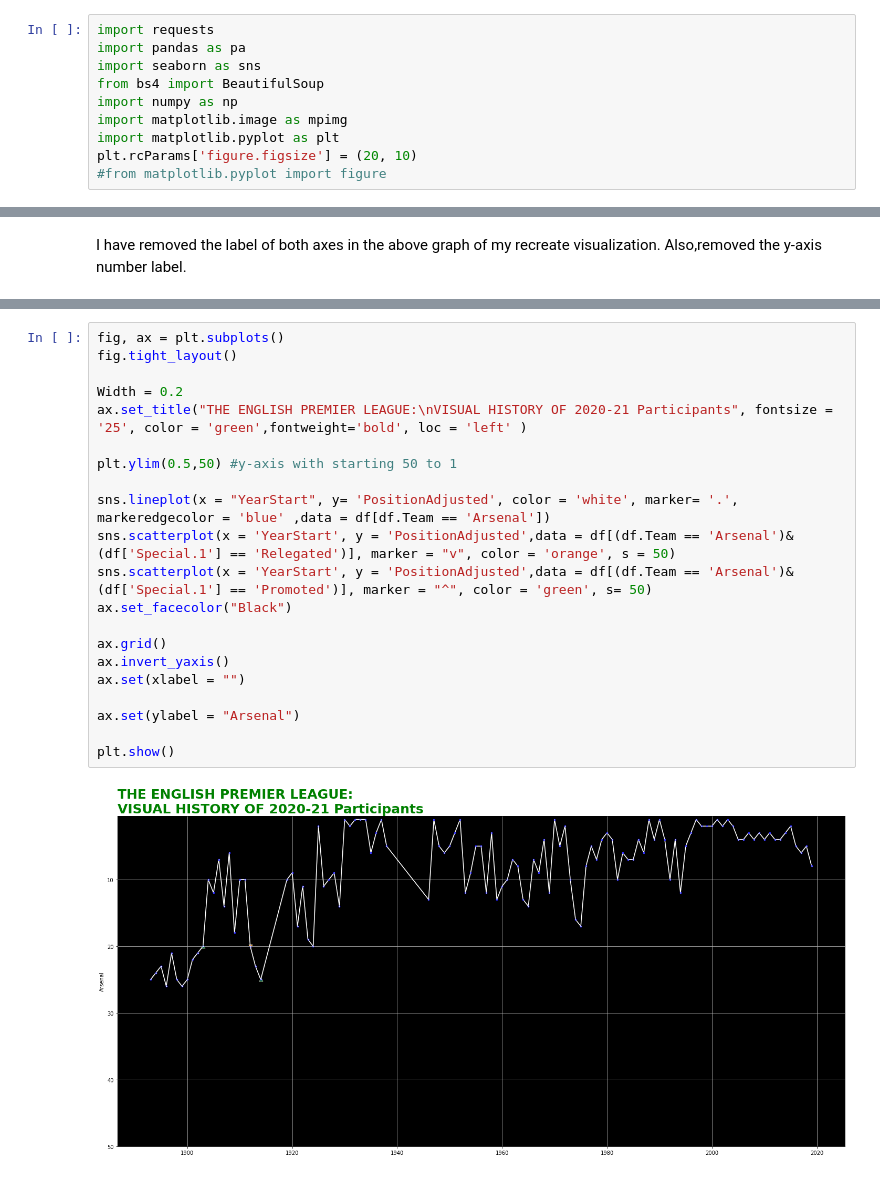
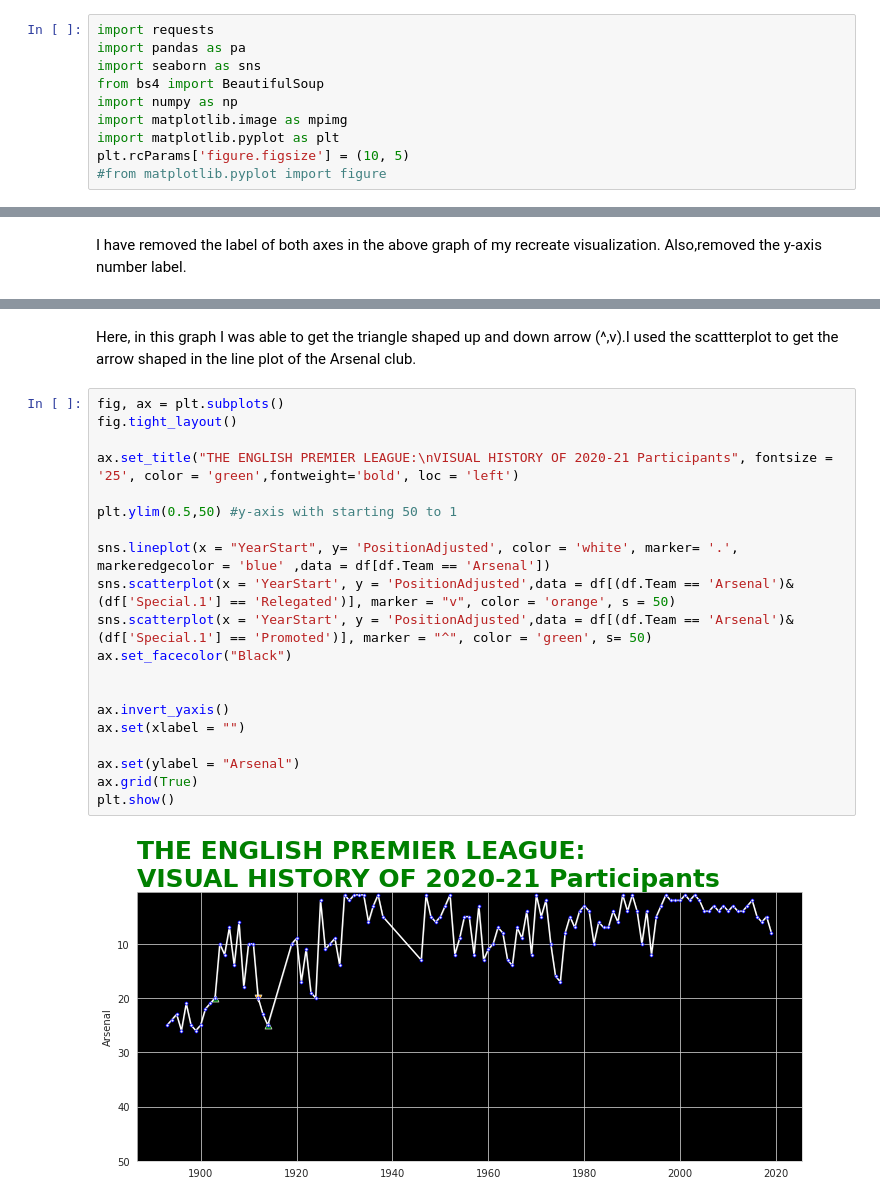
Before and after one commit to bbishal12/Quiz0, a Jupyter notebook: Final_Recreating_Masters.ipynb, the cells around one changed output, grey strips where cells are left out. Drawn from its saved outputs; the diff is of its cells as text.

```diff
--- a/Final_Recreating_Masters.ipynb
+++ b/Final_Recreating_Masters.ipynb
@@ -28,7 +28,7 @@ from bs4 import BeautifulSoup
 import numpy as np
 import matplotlib.image as mpimg
 import matplotlib.pyplot as plt
-plt.rcParams['figure.figsize'] = (20, 10)
+plt.rcParams['figure.figsize'] = (10, 5)
 #from matplotlib.pyplot import figure
 # %% [markdown]
 ###**Pandas as a Dataframe**
@@ -210,23 +213,24 @@ plt.title("EPL 2020-21 History Participants")
+# %% [markdown]
+Here, in this graph I was able to get the triangle shaped up and down arrow (^,v).I used the scattterplot to get the arrow shaped in the line plot of the Arsenal club.
 # %%
 fig, ax = plt.subplots()
 fig.tight_layout()
 
-Width = 0.2
-ax.set_title("THE ENGLISH PREMIER LEAGUE:\nVISUAL HISTORY OF 2020-21 Participants", fontsize = '25', color = 'green',fontweight='bold', loc = 'left' )
+ax.set_title("THE ENGLISH PREMIER LEAGUE:\nVISUAL HISTORY OF 2020-21 Participants", fontsize = '25', color = 'green',fontweight='bold', loc = 'left')
 
 plt.ylim(0.5,50) #y-axis with starting 50 to 1
 
 sns.lineplot(x = "YearStart", y= 'PositionAdjusted', color = 'white', marker= '.', markeredgecolor = 'blue' ,data = df[df.Team == 'Arsenal'])
 sns.scatterplot(x = 'YearStart', y = 'PositionAdjusted',data = df[(df.Team == 'Arsenal')&(df['Special.1'] == 'Relegated')], marker = "v", color = 'orange', s = 50)
 sns.scatterplot(x = 'YearStart', y = 'PositionAdjusted',data = df[(df.Team == 'Arsenal')&(df['Special.1'] == 'Promoted')], marker = "^", color = 'green', s= 50)
 ax.set_facecolor("Black")
 
-ax.grid()
+
 ax.invert_yaxis()
 ax.set(xlabel = "")
 
 ax.set(ylabel = "Arsenal")
-
+ax.grid(True)
 plt.show()
 # %% [output]
-[figure, old version]
+[figure, new version]
```
Also changed, not shown: parts of 15 cells of this notebook.
